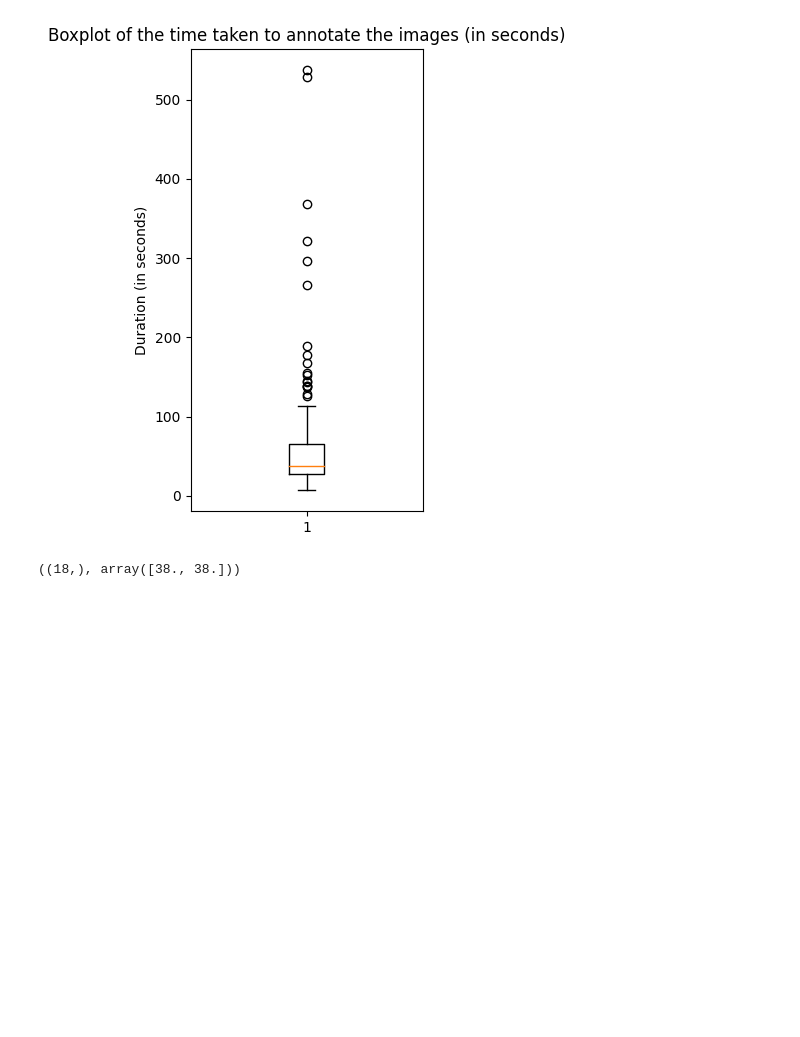
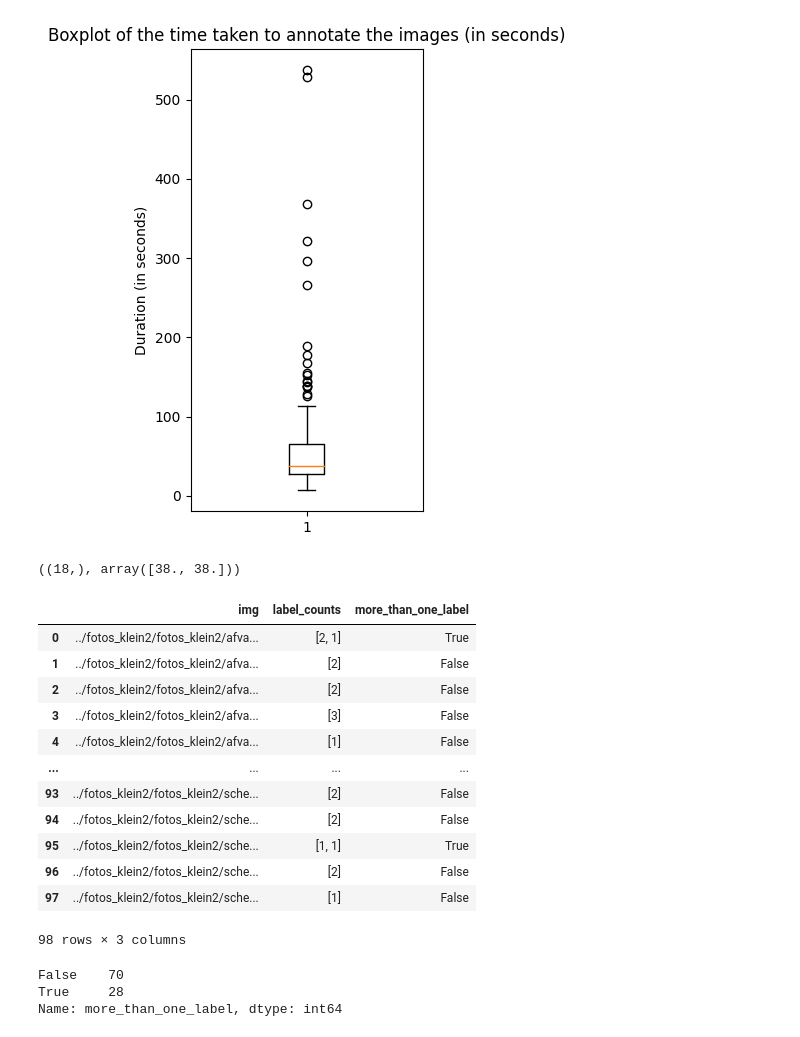
Before and after one commit to nataliehh/thesis2023-2024, a Jupyter notebook: ILT_data_analysis.ipynb, the cells around one changed output. Saved outputs shown, nothing was run; the diff lists cells and outputs as text; code cells hidden in the pictures; blank space fills up the shorter version.

Commit message:
Adding a majority vote for the label assignment

```diff
--- a/ILT_data_analysis.ipynb
+++ b/ILT_data_analysis.ipynb
@@ -122,0 +157,24 @@ outliers[0].shape, medians[0]
+# %%
+# Get the value counts for the labels, per image
+label_counts = df.groupby('img')['label'].agg([('label_counts', lambda x: list(x.value_counts()))]).reset_index()
+# Obtain which images have been labeled with more than one kind of label
+label_counts['more_than_one_label'] = label_counts['label_counts'].map(lambda x: len(x) > 1)
+display(label_counts)
+label_counts['more_than_one_label'].value_counts()
+# %% [output]
+|  | img | label_counts | more_than_one_label |
+| 0 | ../fotos_klein2/fotos_klein2/afva... | [2, 1] | True |
+| 1 | ../fotos_klein2/fotos_klein2/afva... | [2] | False |
+| 2 | ../fotos_klein2/fotos_klein2/afva... | [2] | False |
+| 3 | ../fotos_klein2/fotos_klein2/afva... | [3] | False |
+| 4 | ../fotos_klein2/fotos_klein2/afva... | [1] | False |
+| ... | ... | ... | ... |
+| 93 | ../fotos_klein2/fotos_klein2/sche... | [2] | False |
+| 94 | ../fotos_klein2/fotos_klein2/sche... | [2] | False |
+| 95 | ../fotos_klein2/fotos_klein2/sche... | [1, 1] | True |
+| 96 | ../fotos_klein2/fotos_klein2/sche... | [2] | False |
+| 97 | ../fotos_klein2/fotos_klein2/sche... | [1] | False |
+98 rows × 3 columns
+False    70
+True     28
+Name: more_than_one_label, dtype: int64
```
Also changed, not shown: parts of 7 cells of this notebook, 1 other file.
